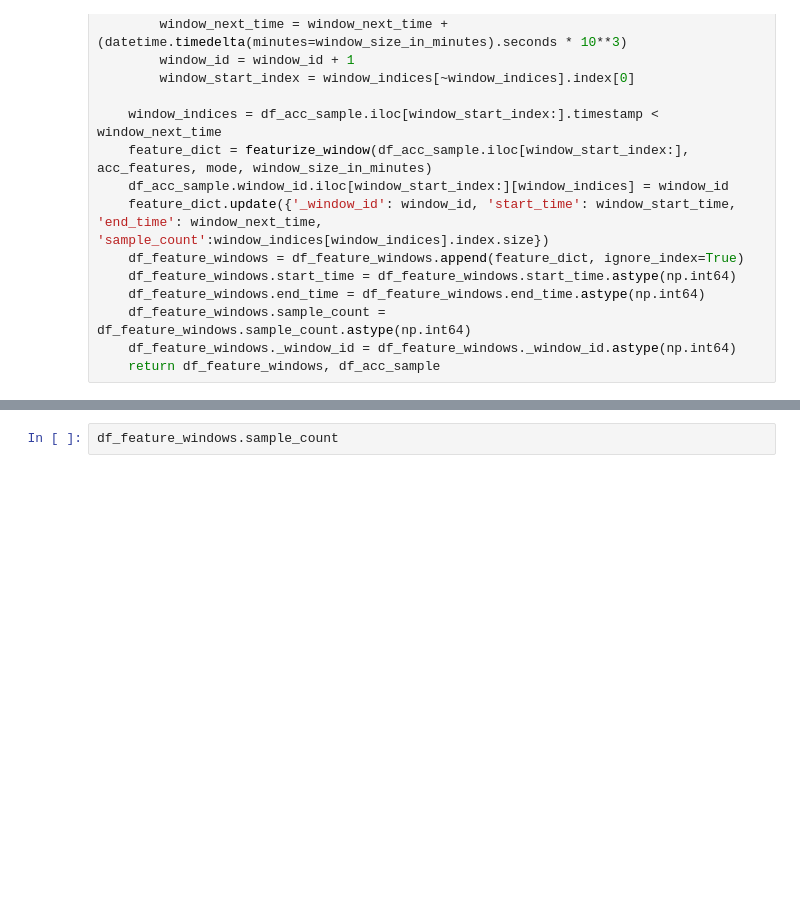
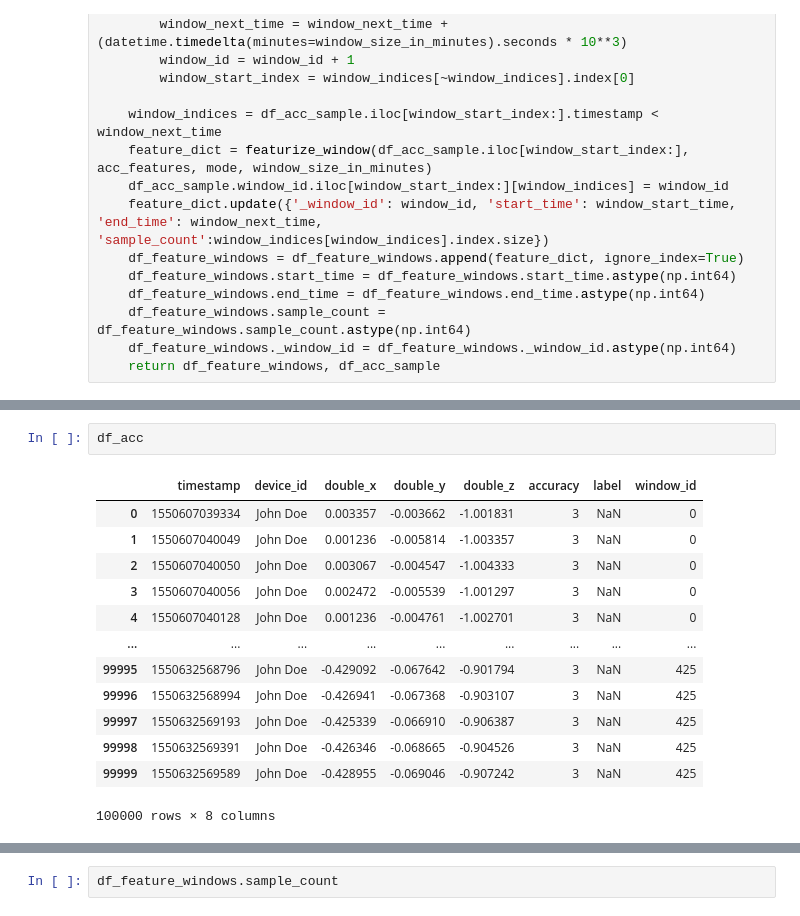
Before and after one commit to ubicomp-lab/fe_accelerometer, a Jupyter notebook: accelerometer.ipynb, the cells around one changed output, grey strips where cells are left out. Saved outputs shown, nothing was run; the diff lists cells and outputs as text; blank space fills up the shorter version.

```diff
--- a/accelerometer.ipynb
+++ b/accelerometer.ipynb
@@ -308,0 +375,16 @@ Percentage:  0.6505129797943331 %
+# %%
+df_acc
+# %% [output]
+|  | timestamp | device_id | double_x | double_y | double_z | accuracy | label | window_id |
+| 0 | 1550607039334 | John Doe | 0.003357 | -0.003662 | -1.001831 | 3 | NaN | 0 |
+| 1 | 1550607040049 | John Doe | 0.001236 | -0.005814 | -1.003357 | 3 | NaN | 0 |
+| 2 | 1550607040050 | John Doe | 0.003067 | -0.004547 | -1.004333 | 3 | NaN | 0 |
+| 3 | 1550607040056 | John Doe | 0.002472 | -0.005539 | -1.001297 | 3 | NaN | 0 |
+| 4 | 1550607040128 | John Doe | 0.001236 | -0.004761 | -1.002701 | 3 | NaN | 0 |
+| ... | ... | ... | ... | ... | ... | ... | ... | ... |
+| 99995 | 1550632568796 | John Doe | -0.429092 | -0.067642 | -0.901794 | 3 | NaN | 425 |
+| 99996 | 1550632568994 | John Doe | -0.426941 | -0.067368 | -0.903107 | 3 | NaN | 425 |
+| 99997 | 1550632569193 | John Doe | -0.425339 | -0.066910 | -0.906387 | 3 | NaN | 425 |
+| 99998 | 1550632569391 | John Doe | -0.426346 | -0.068665 | -0.904526 | 3 | NaN | 425 |
+| 99999 | 1550632569589 | John Doe | -0.428955 | -0.069046 | -0.907242 | 3 | NaN | 425 |
+100000 rows × 8 columns
```
Also changed, not shown: parts of 8 cells of this notebook, 2 other files.
